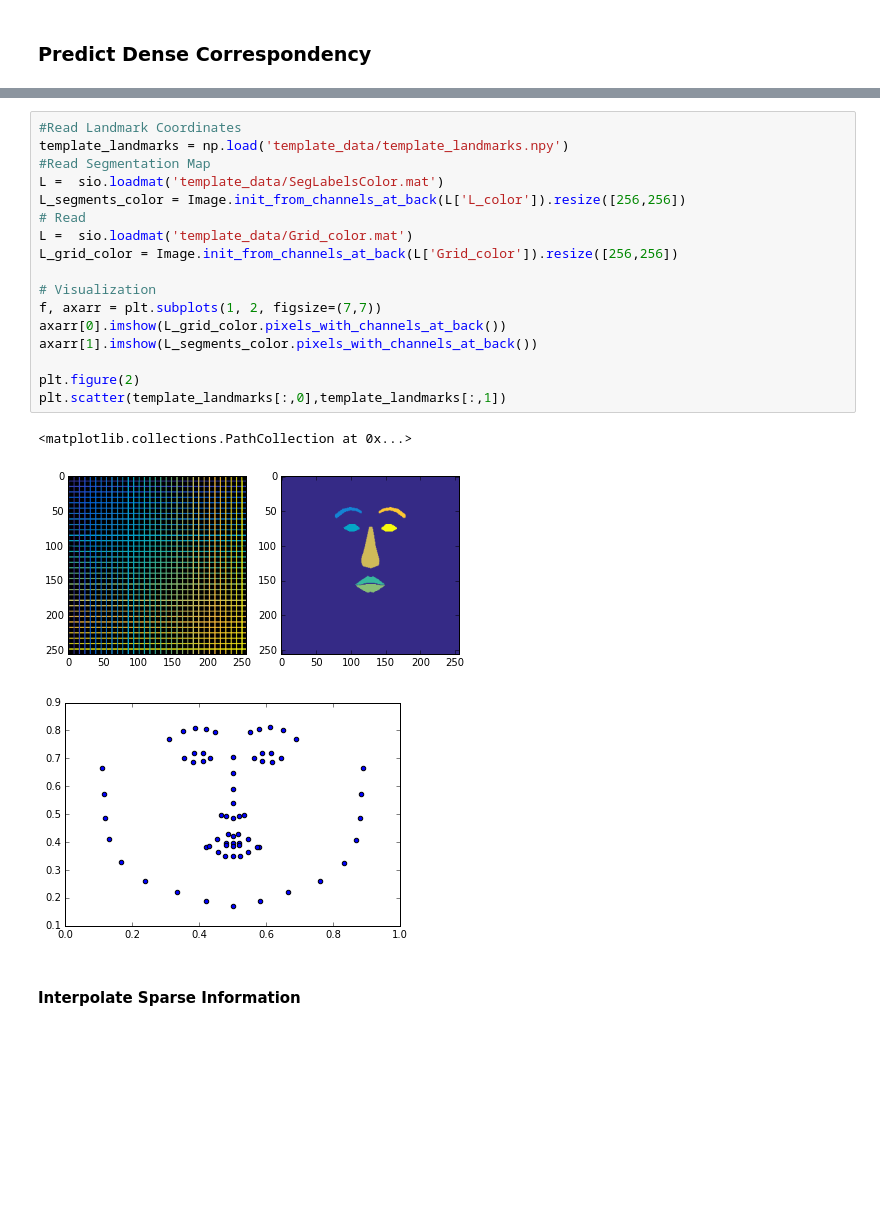
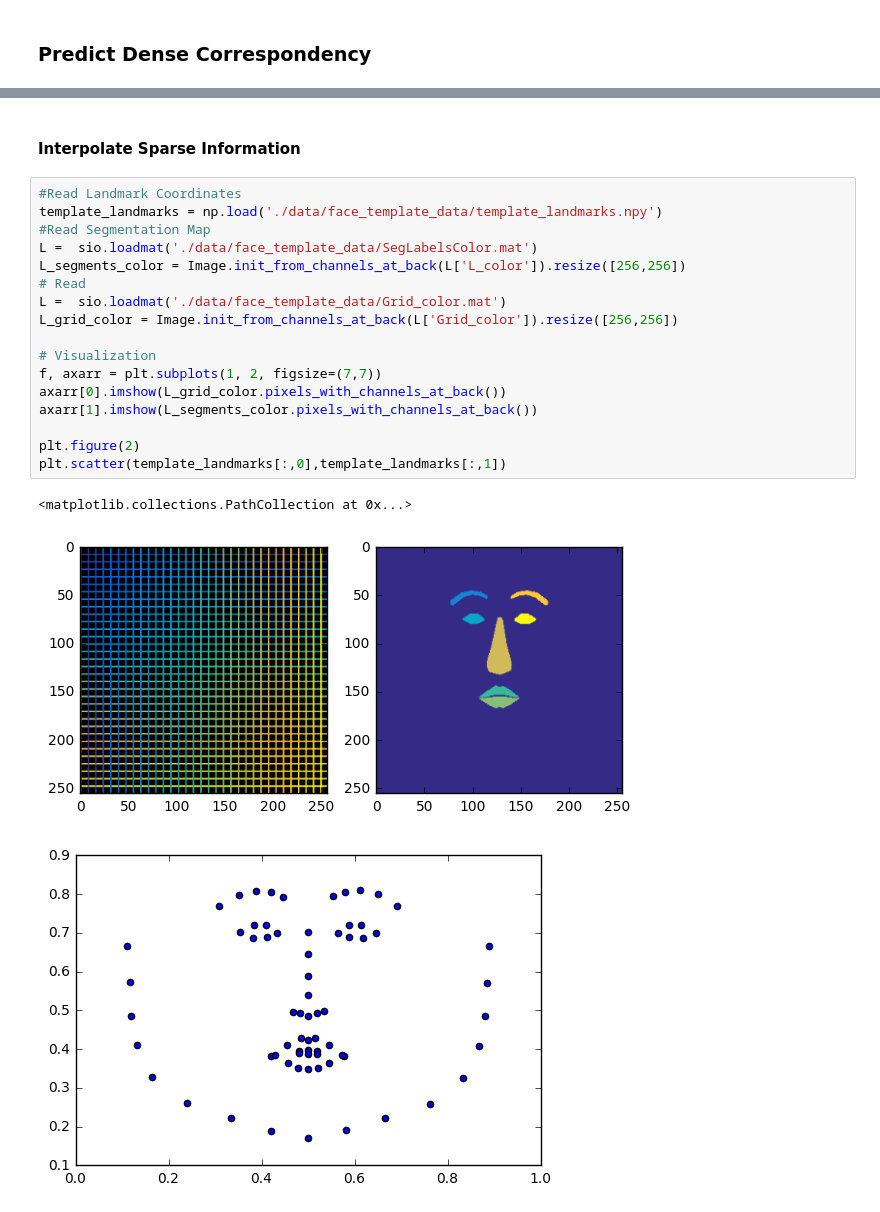
Before and after one commit to yuxiang-zhou/MLProjects, a Jupyter notebook: DenseFaceEstimation.ipynb, the cells around one changed output, grey strips where cells are left out. Saved outputs shown, nothing was run; the diff lists cells and outputs as text; blank space fills up the shorter version.

```diff
--- a/DenseFaceEstimation.ipynb
+++ b/DenseFaceEstimation.ipynb
@@ -98,24 +151,24 @@ Image.init_from_channels_at_back(dm.utils.svs_rgb(uv_pixel_f, colour_set='jet'))
-# %%
-#Read Landmark Coordinates
-template_landmarks = np.load('template_data/template_landmarks.npy')
-#Read Segmentation Map
-L =  sio.loadmat('template_data/SegLabelsColor.mat')
-L_segments_color = Image.init_from_channels_at_back(L['L_color']).resize([256,256])
-# Read
-L =  sio.loadmat('template_data/Grid_color.mat')
-L_grid_color = Image.init_from_channels_at_back(L['Grid_color']).resize([256,256])
-
-# Visualization
-f, axarr = plt.subplots(1, 2, figsize=(7,7))
-axarr[0].imshow(L_grid_color.pixels_with_channels_at_back())
-axarr[1].imshow(L_segments_color.pixels_with_channels_at_back())
-
-plt.figure(2)
-plt.scatter(template_landmarks[:,0],template_landmarks[:,1])
-# %% [output]
-<matplotlib.collections.PathCollection at 0x...>
-[figure, removed]
-[figure, removed]
 # %% [markdown]
 #### Interpolate Sparse Information
+# %%
+#Read Landmark Coordinates
+template_landmarks = np.load('./data/face_template_data/template_landmarks.npy')
+#Read Segmentation Map
+L =  sio.loadmat('./data/face_template_data/SegLabelsColor.mat')
+L_segments_color = Image.init_from_channels_at_back(L['L_color']).resize([256,256])
+# Read
+L =  sio.loadmat('./data/face_template_data/Grid_color.mat')
+L_grid_color = Image.init_from_channels_at_back(L['Grid_color']).resize([256,256])
+
+# Visualization
+f, axarr = plt.subplots(1, 2, figsize=(7,7))
+axarr[0].imshow(L_grid_color.pixels_with_channels_at_back())
+axarr[1].imshow(L_segments_color.pixels_with_channels_at_back())
+
+plt.figure(2)
+plt.scatter(template_landmarks[:,0],template_landmarks[:,1])
+# %% [output]
+<matplotlib.collections.PathCollection at 0x...>
+[figure, added]
+[figure, added]
 # %%
```
Also changed, not shown: parts of 17 cells of this notebook, 6 other files.
